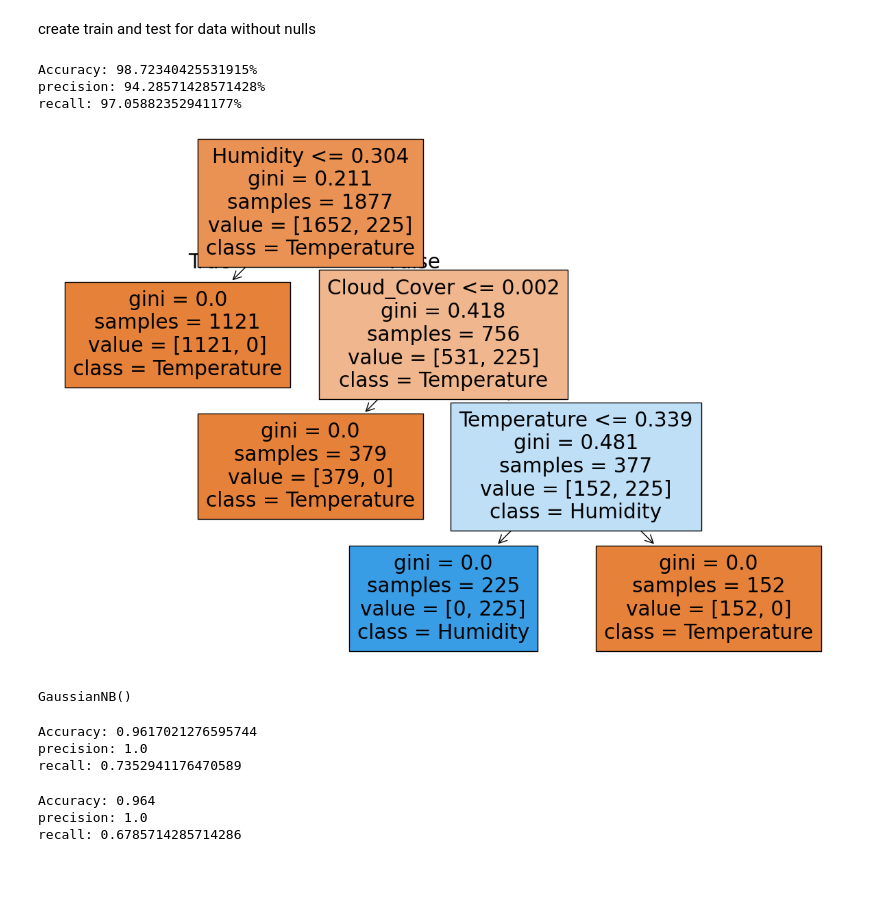
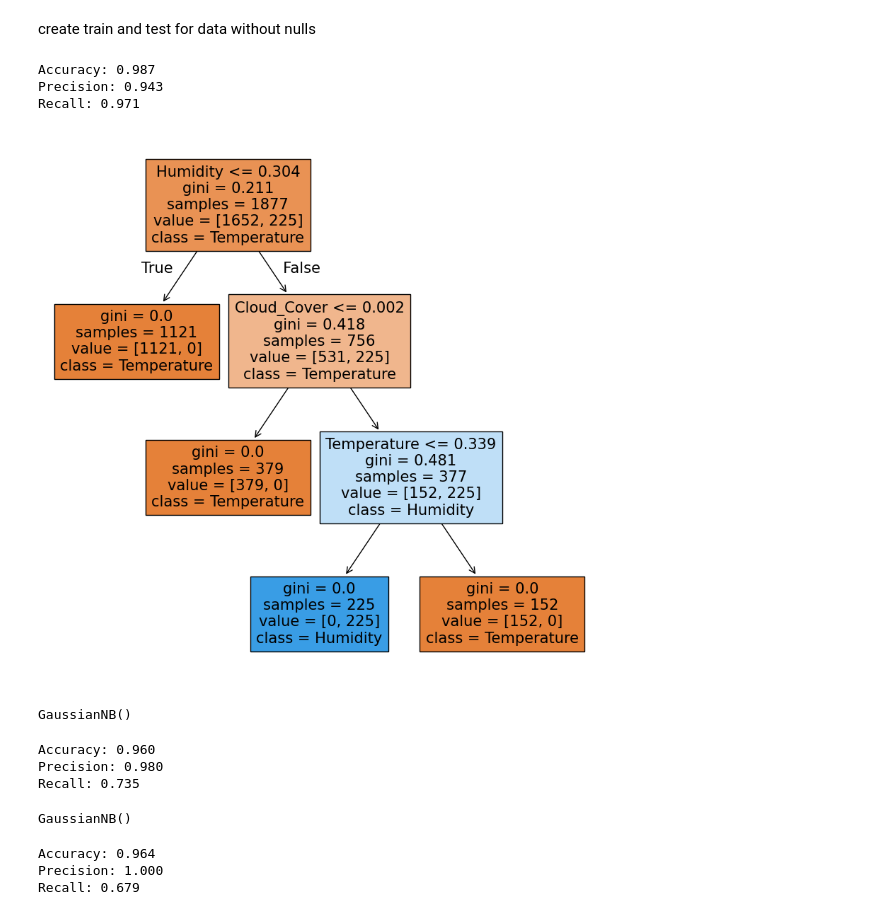
Before and after one commit to mariomalak1/ML_KNN-Na-ve-DecisionTree, a Jupyter notebook: main.ipynb, the cells around one changed output. Saved outputs shown, nothing was run; the diff lists cells and outputs as text; code cells hidden in the pictures; blank space fills up the shorter version.

```diff
--- a/main.ipynb
+++ b/main.ipynb
@@ -34,6 +34,6 @@ Rain            0
 dtype: int64
 # %%
 # drop nulls of the data set
-DF_DropNulls = data.copy()
-DF_DropNulls.dropna(inplace=True)
+Drop_Nulls_data = data.copy()
+Drop_Nulls_data.dropna(inplace=True)
 # %%
@@ -59,10 +59,9 @@ feature scaling
 # %%
 # spliting training data and testing data
 label_encoder = LabelEncoder()
+targetFeature_WithMean = label_encoder.fit_transform(data['Rain'])
+targetFeature_WithoutNulls = label_encoder.fit_transform(Drop_Nulls_data['Rain'])
+Data_WithoutNulls_numericFeatrues = Drop_Nulls_data.select_dtypes(include="number")
 
-targetFeatureFor_DF_WithMean = label_encoder.fit_transform(data['Rain'])
-targetFeatureFor_DF_WithoutNulls = label_encoder.fit_transform(DF_DropNulls['Rain'])
-DF_WithoutNuls_numericFeatrues = DF_DropNulls.select_dtypes(include="number")
-
-x_withMean_train, x_withMean_test, y_withMean_train, y_withMean_test = train_test_split(numericFeaturesWithMean, targetFeatureFor_DF_WithMean, test_size=0.2, random_state=42)
-x_withoutNulls_train, x_withoutNulls_test, y_withoutNulls_train, y_withoutNulls_test = train_test_split(DF_WithoutNuls_numericFeatrues, targetFeatureFor_DF_WithoutNulls, test_size=0.2, random_state=42)
+x_withMean_train, x_withMean_test, y_withMean_train, y_withMean_test = train_test_split(numericFeaturesWithMean, targetFeature_WithMean, test_size=0.2, random_state=42)
+x_withoutNulls_train, x_withoutNulls_test, y_withoutNulls_train, y_withoutNulls_test = train_test_split(Data_WithoutNulls_numericFeatrues, targetFeature_WithoutNulls, test_size=0.2, random_state=42)
@@ -187,18 +175,18 @@ decisionTreeClassifierWithNulls = tree.DecisionTreeClassifier()
 decisionTreeClassifierWithNulls.fit(x_withoutNulls_train, y_withoutNulls_train)
 y_withoutNulls_predicted = decisionTreeClassifierWithNulls.predict(x_withoutNulls_test)
 # %%
-print(f"Accuracy: {accuracy_score(y_withoutNulls_test, y_withoutNulls_predicted) * 100}%")
-print(f"precision: {precision_score(y_withoutNulls_test, y_withoutNulls_predicted) * 100}%")
-print(f"recall: {recall_score (y_withoutNulls_test, y_withoutNulls_predicted) * 100}%")
+print(f"Accuracy: {accuracy_score(y_withoutNulls_test, y_withoutNulls_predicted):.3f}")
+print(f"Precision: {precision_score(y_withoutNulls_test, y_withoutNulls_predicted):.3f}")
+print(f"Recall: {recall_score(y_withoutNulls_test,y_withoutNulls_predicted):.3f}")
 # %% [output]
-Accuracy: 98.72340425531915%
-precision: 94.28571428571428%
-recall: 97.05882352941177%
+Accuracy: 0.987
+Precision: 0.943
+Recall: 0.971
 # %%
 # visulize decision tree for sample with mean
-plt.figure(figsize=(15, 10))
+plt.figure(figsize=(10, 10))
 tree.plot_tree(decisionTreeClassifierWithNulls, filled=True, feature_names=x_withoutNulls_train.columns, class_names=["Temperature", "Humidity", "Wind_Speed", "Cloud_Cover", "Pressure"])
 plt.show()
 # %% [output]
-[figure, old version]
+[figure, new version]
 # %%
@@ -210,22 +195,27 @@ NBmodel.fit(x_withoutNulls_train, y_withoutNulls_train)
 # %% [output]
 GaussianNB()
 # %%
-# Evaluate the performance metrics for the dataset without nulls using 3 metrics
-y_prediction_without_nulls=NBmodel.predict(x_withoutNulls_test)
-print("Accuracy:", accuracy_score(y_withoutNulls_test, y_prediction_without_nulls))
-print("precision:",precision_score(y_withoutNulls_test, y_prediction_without_nulls))
-print("recall:",recall_score (y_withoutNulls_test, y_prediction_without_nulls))
+y_prediction_without_nulls = NBmodel.predict(x_withoutNulls_test)
+print(f"Accuracy: {accuracy_score(y_withoutNulls_test, y_prediction_without_nulls):.3f}")
+print(f"Precision: {precision_score(y_withoutNulls_test, y_prediction_without_nulls):.3f}")
+print(f"Recall: {recall_score(y_withoutNulls_test, y_prediction_without_nulls):.3f}")
 # %% [output]
-Accuracy: 0.9617021276595744
-precision: 1.0
-recall: 0.7352941176470589
+Accuracy: 0.960
+Precision: 0.980
+Recall: 0.735
+# %%
+# Naïve Bayes
+NB_model_with_mean=GaussianNB()
+NB_model_with_mean.fit(x_withMean_train,y_withMean_train)
+# %% [output]
+GaussianNB()
 # %%
-# Evaluate the performance metrics for the dataset with mean-filled missing values using 3 metrics
-y_prediction_with_mean=NBmodel.predict(x_withMean_test)
-print("Accuracy:", accuracy_score(y_withMean_test, y_prediction_with_mean))
-print("precision:",precision_score(y_withMean_test, y_prediction_with_mean))
-print("recall:",recall_score (y_withMean_test, y_prediction_with_mean))
+# Evaluate the performance metrics for the dataset with mean-replaced missing values
+y_prediction_with_mean=NB_model_with_mean.predict(x_withMean_test)
+print(f"Accuracy: {accuracy_score(y_withMean_test, y_prediction_with_mean):.3f}")
+print(f"Precision: {precision_score(y_withMean_test, y_prediction_with_mean):.3f}")
+print(f"Recall: {recall_score(y_withMean_test, y_prediction_with_mean):.3f}")
 # %% [output]
 Accuracy: 0.964
-precision: 1.0
-recall: 0.6785714285714286
+Precision: 1.000
+Recall: 0.679
```
Also changed, not shown: parts of 13 cells of this notebook.
